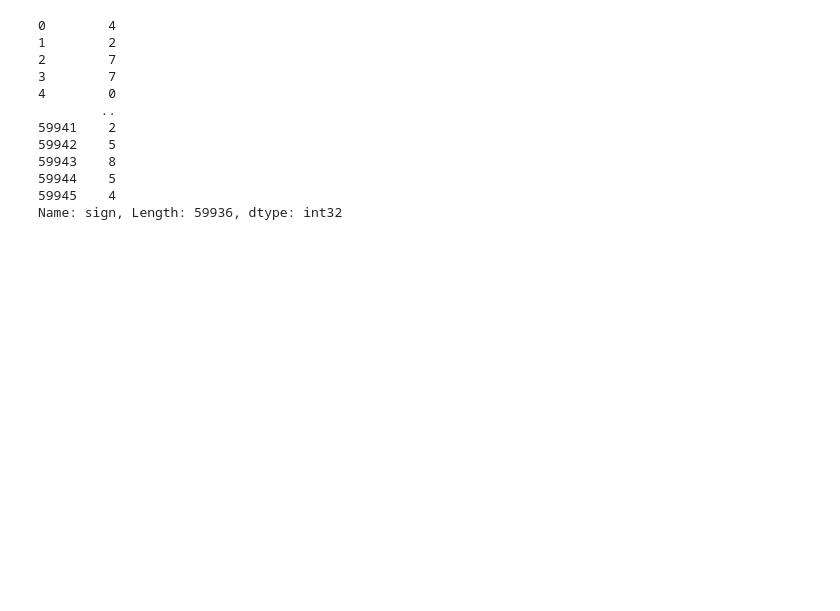
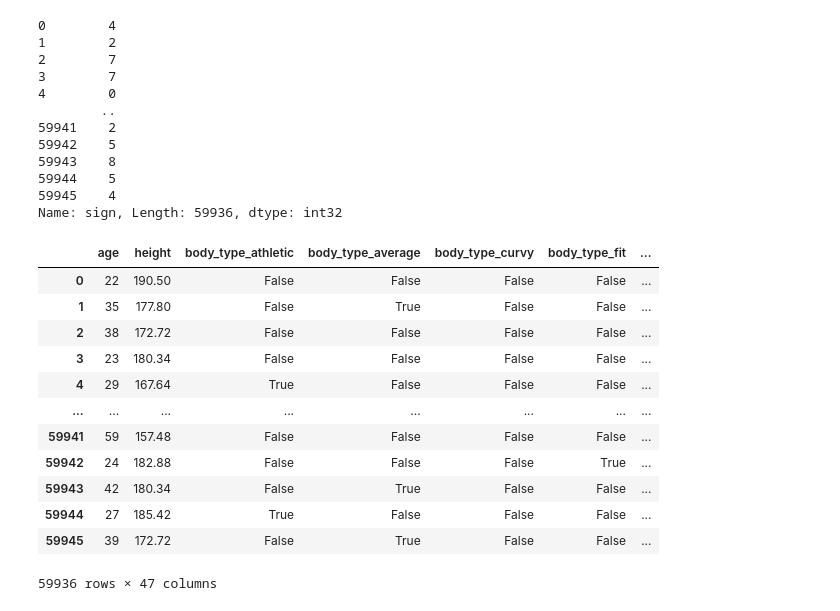
Before and after one commit to LiZoMark841619/OkCupid, a Jupyter notebook: OKCupid-Date-A-Scientist-Starter/date-a-scientist.ipynb, the cells around one changed output. Drawn from its saved outputs; the diff is of its cells as text; code cells hidden in the pictures; blank space fills up the shorter version.

```diff
--- a/OKCupid-Date-A-Scientist-Starter/date-a-scientist.ipynb
+++ b/OKCupid-Date-A-Scientist-Starter/date-a-scientist.ipynb
@@ -347,8 +351,22 @@ Name: sign, Length: 59936, dtype: int32
 # %%
 X = pd.get_dummies(df[cats_and_nums].drop('sign', axis=1), drop_first=True)
 y = df.sign
-# %%
-X = X.iloc[:,2:]
+# %%
+X
+# %% [output]
+|  | age | height | body_type_athletic | body_type_average | body_type_curvy | body_type_fit | ... |
+| 0 | 22 | 190.50 | False | False | False | False | ... |
+| 1 | 35 | 177.80 | False | True | False | False | ... |
+| 2 | 38 | 172.72 | False | False | False | False | ... |
+| 3 | 23 | 180.34 | False | False | False | False | ... |
+| 4 | 29 | 167.64 | True | False | False | False | ... |
+| ... | ... | ... | ... | ... | ... | ... | ... |
+| 59941 | 59 | 157.48 | False | False | False | False | ... |
+| 59942 | 24 | 182.88 | False | False | False | True | ... |
+| 59943 | 42 | 180.34 | False | True | False | False | ... |
+| 59944 | 27 | 185.42 | True | False | False | False | ... |
+| 59945 | 39 | 172.72 | False | True | False | False | ... |
+59936 rows × 47 columns
 # %%
 x_train, x_test, y_train, y_test = train_test_split(X, y, test_size=.3, random_state=100)
 # %%
```
Also changed, not shown: parts of 16 cells of this notebook.
